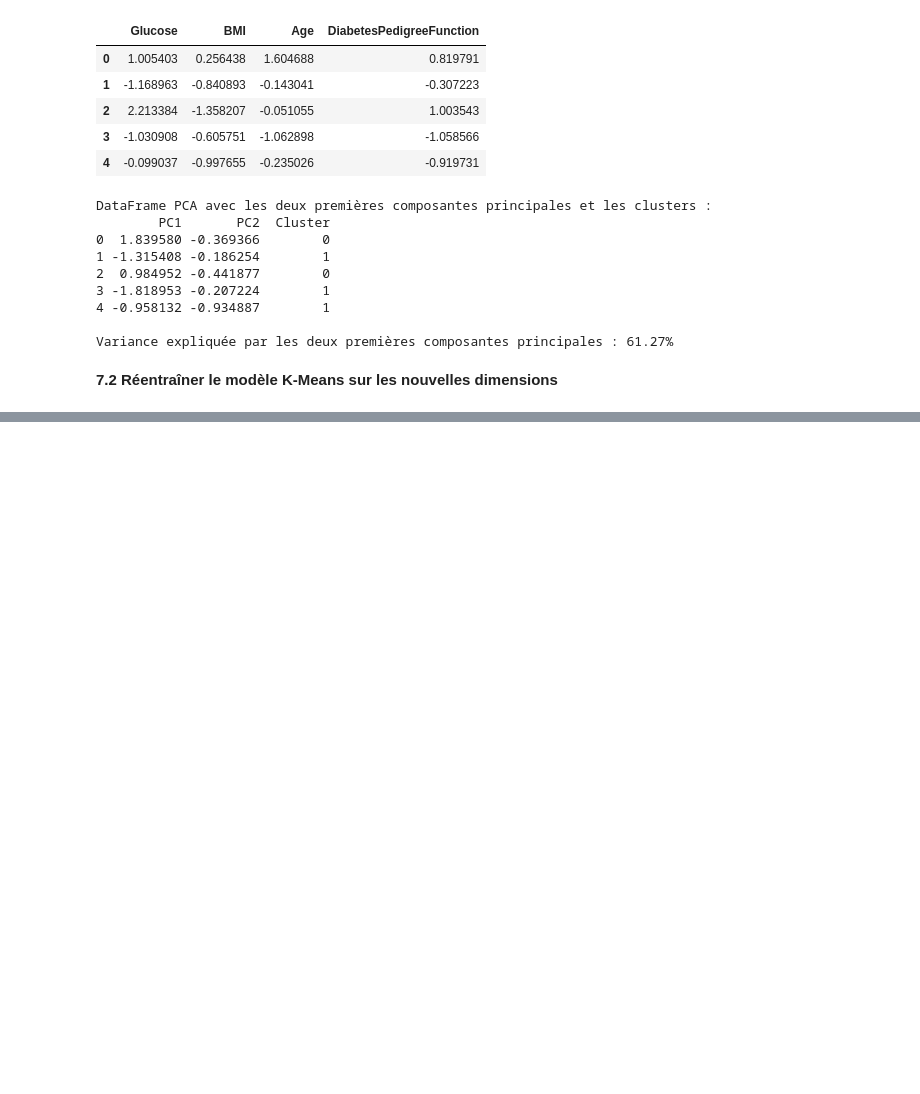
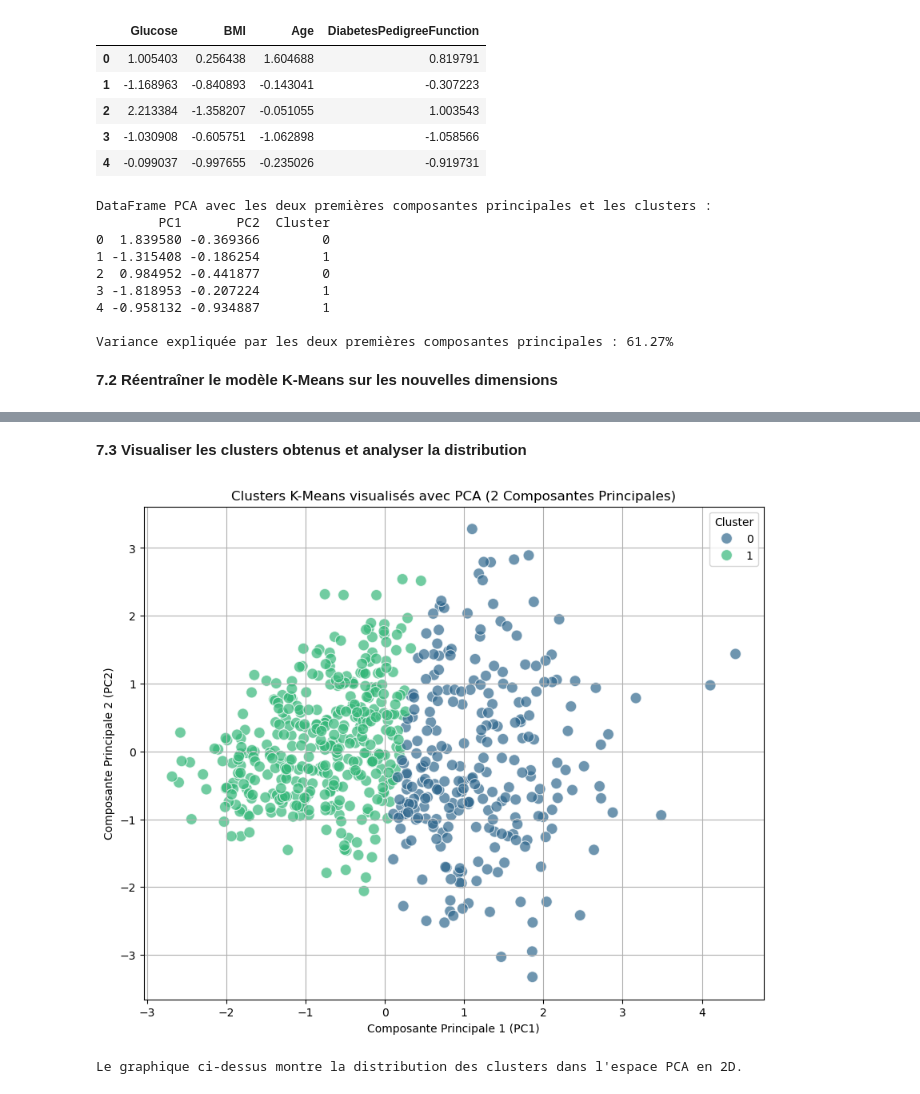
Before and after one commit to SalimM21/laboratoire-biom-dical-project, a Jupyter notebook: note-book.ipynb, the cells around one changed output, grey strips where cells are left out. Saved outputs shown, nothing was run; the diff lists cells and outputs as text; code cells hidden in the pictures; blank space fills up the shorter version.

Commit message:
Réduction de dimensionnalité pour visualisation2

```diff
--- a/note-book.ipynb
+++ b/note-book.ipynb
@@ -292,0 +300,16 @@ NameError: name 'optimal_k' is not defined
+# %% [markdown]
+**7.3 Visualiser les clusters obtenus et analyser la distribution**
+# %%
+plt.figure(figsize=(10, 8))
+sns.scatterplot(x='PC1', y='PC2', hue='Cluster_PCA', data=df_pca, palette='viridis', s=100, alpha=0.7)
+plt.title('Clusters K-Means visualisés avec PCA (2 Composantes Principales)')
+plt.xlabel('Composante Principale 1 (PC1)')
+plt.ylabel('Composante Principale 2 (PC2)')
+plt.legend(title='Cluster')
+plt.grid(True)
+plt.show()
+
+print("\nLe graphique ci-dessus montre la distribution des clusters dans l'espace PCA en 2D.")
+# %% [output]
+[figure, added]
+Le graphique ci-dessus montre la distribution des clusters dans l'espace PCA en 2D.
```
Also changed, not shown: parts of 1 cell of this notebook.
